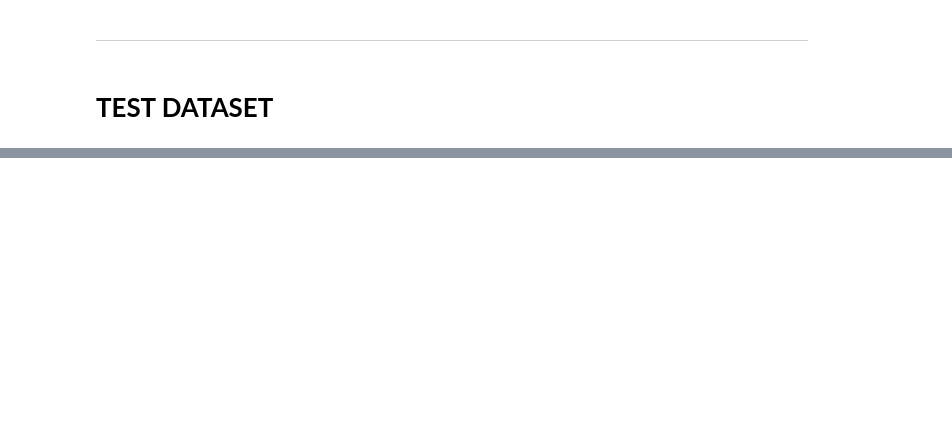
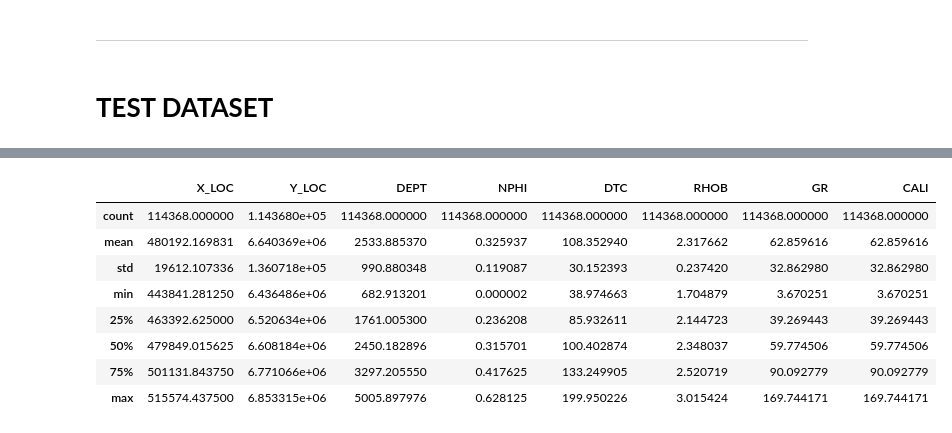
Before and after one commit to IvanSholana/ManuFact, a Jupyter notebook: all-pipeline.ipynb, the cells around one changed output, grey strips where cells are left out. Cells and saved outputs as stored; diff of their text form; code cells hidden in the pictures; blank space fills up the shorter version.

```diff
--- a/all-pipeline.ipynb
+++ b/all-pipeline.ipynb
@@ -656,0 +741,7 @@ print("Model saved successfully!")
+# %%
+clean_train_df = pd.read_csv("./dataset/cleaned_dataset.csv")
+summary_stats = clean_train_df[['DEPT', 'RHOB', 'GR', 'SP', 'CALI', 'Lithology_code']].groupby("Lithology_code").agg(['mean', 'min', 'max'])
+summary_stats
+
+summary_stats.columns = ['_'.join(col) for col in summary_stats.columns]
+summary_stats = summary_stats.reset_index()
@@ -656,0 +972,12 @@ print("Model saved successfully!")
+# %%
+cleaned_test_dataset.describe()
+# %% [output]
+|  | X_LOC | Y_LOC | DEPT | NPHI | DTC | RHOB | GR | CALI |
+| count | 114368.000000 | 1.143680e+05 | 114368.000000 | 114368.000000 | 114368.000000 | 114368.000000 | 114368.000000 | 114368.000000 |
+| mean | 480192.169831 | 6.640369e+06 | 2533.885370 | 0.325937 | 108.352940 | 2.317662 | 62.859616 | 62.859616 |
+| std | 19612.107336 | 1.360718e+05 | 990.880348 | 0.119087 | 30.152393 | 0.237420 | 32.862980 | 32.862980 |
+| min | 443841.281250 | 6.436486e+06 | 682.913201 | 0.000002 | 38.974663 | 1.704879 | 3.670251 | 3.670251 |
+| 25% | 463392.625000 | 6.520634e+06 | 1761.005300 | 0.236208 | 85.932611 | 2.144723 | 39.269443 | 39.269443 |
+| 50% | 479849.015625 | 6.608184e+06 | 2450.182896 | 0.315701 | 100.402874 | 2.348037 | 59.774506 | 59.774506 |
+| 75% | 501131.843750 | 6.771066e+06 | 3297.205550 | 0.417625 | 133.249905 | 2.520719 | 90.092779 | 90.092779 |
+| max | 515574.437500 | 6.853315e+06 | 5005.897976 | 0.628125 | 199.950226 | 3.015424 | 169.744171 | 169.744171 |
```
Also changed, not shown: parts of 25 cells of this notebook, 1 other file.
